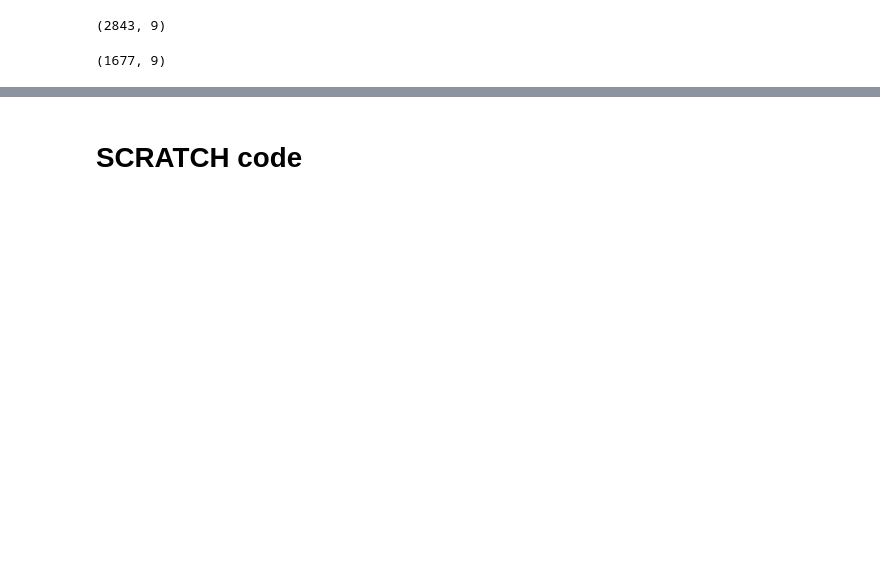
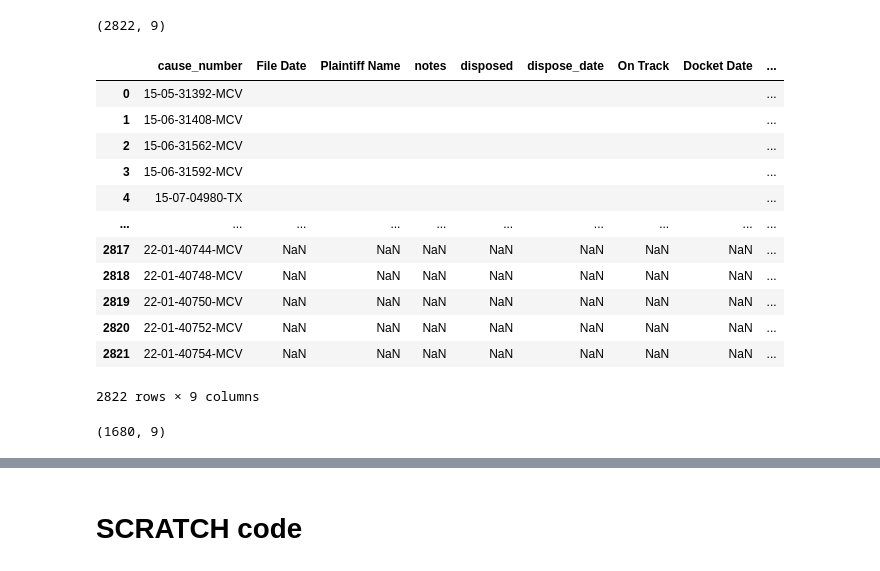
Before and after one commit to District-Court-293rd/293rd_pending_cases, a Jupyter notebook: cause_number.ipynb, the cells around one changed output, grey strips where cells are left out. Drawn from its saved outputs; the diff is of its cells as text; code cells hidden in the pictures; blank space fills up the shorter version.

Commit message:
cleaned  up pending_cases

```diff
--- a/cause_number.ipynb
+++ b/cause_number.ipynb
@@ -36,6 +70,6 @@ civil_pending_notes
 # %%
 #Extract pdf text
-file = open('/Users/hector/Downloads/CV.PEND.CASE_1-19-2022.pdf', 'rb') #opens pdf
+file = open('/Users/hector/Desktop/cv.pdf', 'rb') #opens pdf
 pdfReader = PdfFileReader(file) #reads pdf
 count = pdfReader.numPages #counts the number of pages
 content = " " #empty variable for the extracted text
@@ -70,7 +104,7 @@ NotebookApp.iopub_data_rate_limit=1000000.0 (bytes/sec)
 NotebookApp.rate_limit_window=3.0 (secs)
 # %%
 #regex - finds and extracts cause_numbers
-finds_cause_numbers = re.findall(r'\d{2}-\d{2}-\d{5}-\w*', str(content))#pattern for cause number
+finds_cause_numbers = re.findall(r'\d{2}-\d{2}-\d{5}-\w*', content)#pattern for cause number
 #t_causenum is today's causenumber
 pending_cause_number_df = pd.DataFrame(finds_cause_numbers, columns = ['cause_number'])#puts the extract cause number into a df
 pending_cause_number_df.shape
@@ -81,7 +131,23 @@ pending_cause_number_df.shape
 df = civil_pending_notes.append(pd.DataFrame(pending_cause_number_df, columns=['cause_number']), ignore_index=True)
 df.shape
 # %% [output]
-(2843, 9)
+(2822, 9)
+# %%
+df
+# %% [output]
+|  | cause_number | File Date | Plaintiff Name | notes | disposed | dispose_date | On Track | Docket Date | ... |
+| 0 | 15-05-31392-MCV |  |  |  |  |  |  |  | ... |
+| 1 | 15-06-31408-MCV |  |  |  |  |  |  |  | ... |
+| 2 | 15-06-31562-MCV |  |  |  |  |  |  |  | ... |
+| 3 | 15-06-31592-MCV |  |  |  |  |  |  |  | ... |
+| 4 | 15-07-04980-TX |  |  |  |  |  |  |  | ... |
+| ... | ... | ... | ... | ... | ... | ... | ... | ... | ... |
+| 2817 | 22-01-40744-MCV | NaN | NaN | NaN | NaN | NaN | NaN | NaN | ... |
+| 2818 | 22-01-40748-MCV | NaN | NaN | NaN | NaN | NaN | NaN | NaN | ... |
+| 2819 | 22-01-40750-MCV | NaN | NaN | NaN | NaN | NaN | NaN | NaN | ... |
+| 2820 | 22-01-40752-MCV | NaN | NaN | NaN | NaN | NaN | NaN | NaN | ... |
+| 2821 | 22-01-40754-MCV | NaN | NaN | NaN | NaN | NaN | NaN | NaN | ... |
+2822 rows × 9 columns
 # %%
     #drops the duplicated cause numbers and reindexes the dataframe
     #resets the index and drops the output index
@@ -89,6 +155,6 @@ df.shape
 df = df.drop_duplicates('cause_number').reset_index(drop=True).fillna(' ')
 df.shape
 # %% [output]
-(1677, 9)
+(1680, 9)
 # %%
 df
```
Also changed, not shown: parts of 10 cells of this notebook, 1 other file.
